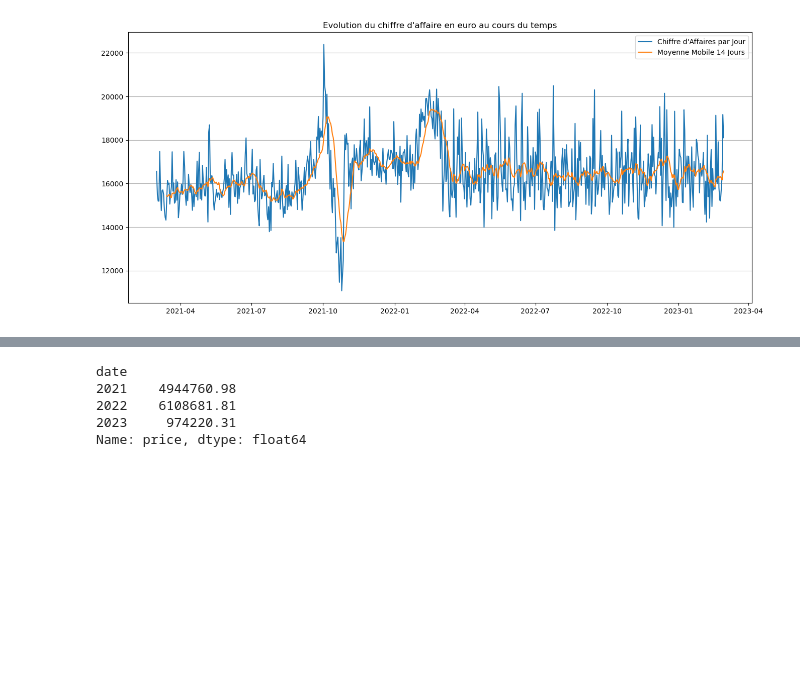
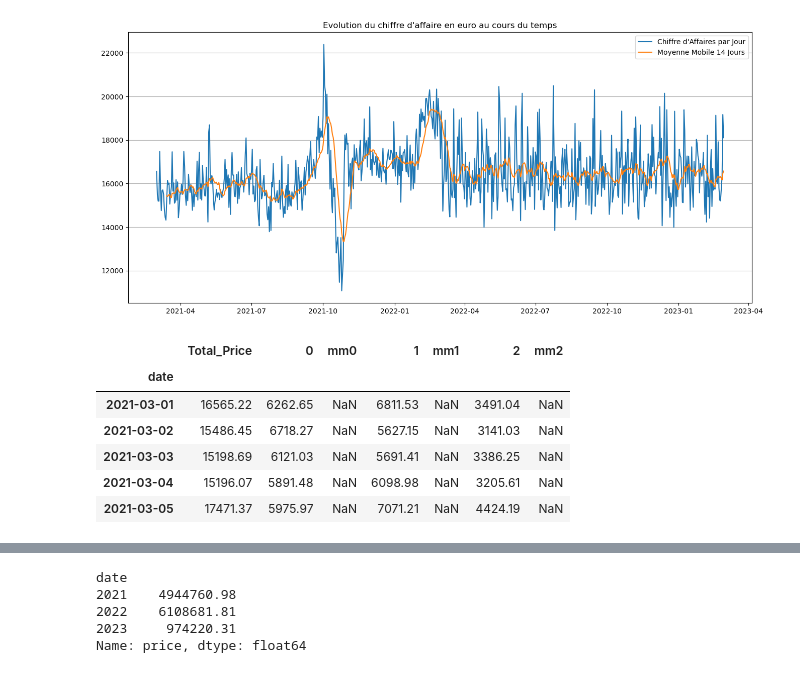
Before and after one commit to kikduck/DA-P6, a Jupyter notebook: notebook-p6.ipynb, the cells around one changed output, grey strips where cells are left out. Cells and saved outputs as stored; diff of their text form; code cells hidden in the pictures; blank space fills up the shorter version.

```diff
--- a/notebook-p6.ipynb
+++ b/notebook-p6.ipynb
@@ -198,3 +207,18 @@ plt.title("Evolution du chiffre d\'affaire en euro au cours du temps")
 plt.show()
 # %% [output]
 [figure]
+# %%
+df_CA_MM_categ = pd.DataFrame()
+df_CA_MM_categ['Total_Price'] = df_final.groupby('date')['price'].sum()
+for i in range(3):
+    df_CA_MM_categ[str(i)] = df_final.loc[df_final['categ'] == i].groupby('date')['price'].sum()
+    df_CA_MM_categ['mm'+str(i)] = df_CA_MM_categ[str(i)].rolling(window=14).mean()
+df_CA_MM_categ.head()
+# %% [output]
+|  | Total_Price | 0 | mm0 | 1 | mm1 | 2 | mm2 |
+| date |  |  |  |  |  |  |  |
+| 2021-03-01 | 16565.22 | 6262.65 | NaN | 6811.53 | NaN | 3491.04 | NaN |
+| 2021-03-02 | 15486.45 | 6718.27 | NaN | 5627.15 | NaN | 3141.03 | NaN |
+| 2021-03-03 | 15198.69 | 6121.03 | NaN | 5691.41 | NaN | 3386.25 | NaN |
+| 2021-03-04 | 15196.07 | 5891.48 | NaN | 6098.98 | NaN | 3205.61 | NaN |
+| 2021-03-05 | 17471.37 | 5975.97 | NaN | 7071.21 | NaN | 4424.19 | NaN |
```
Also changed, not shown: parts of 2 cells of this notebook.
